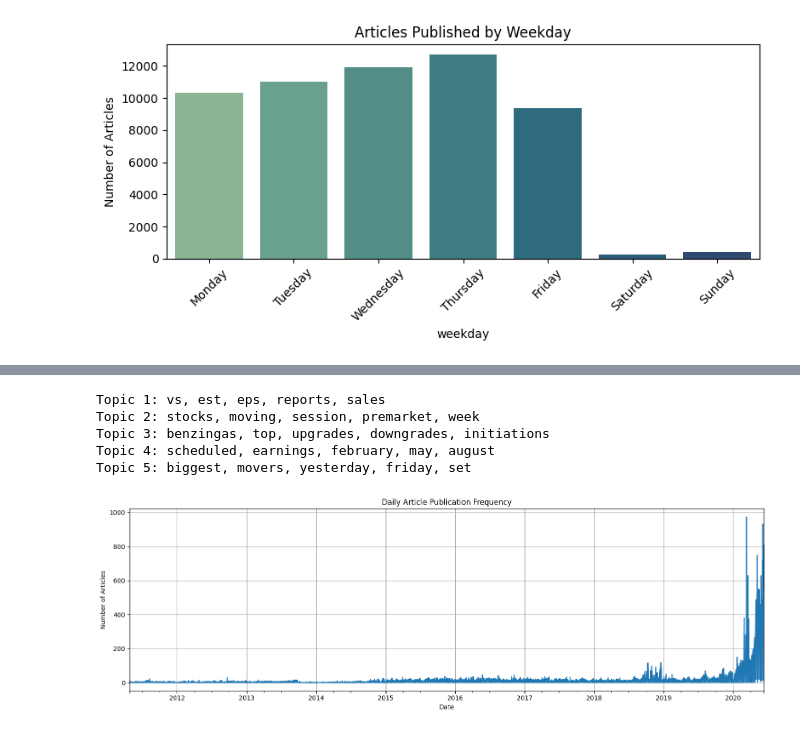
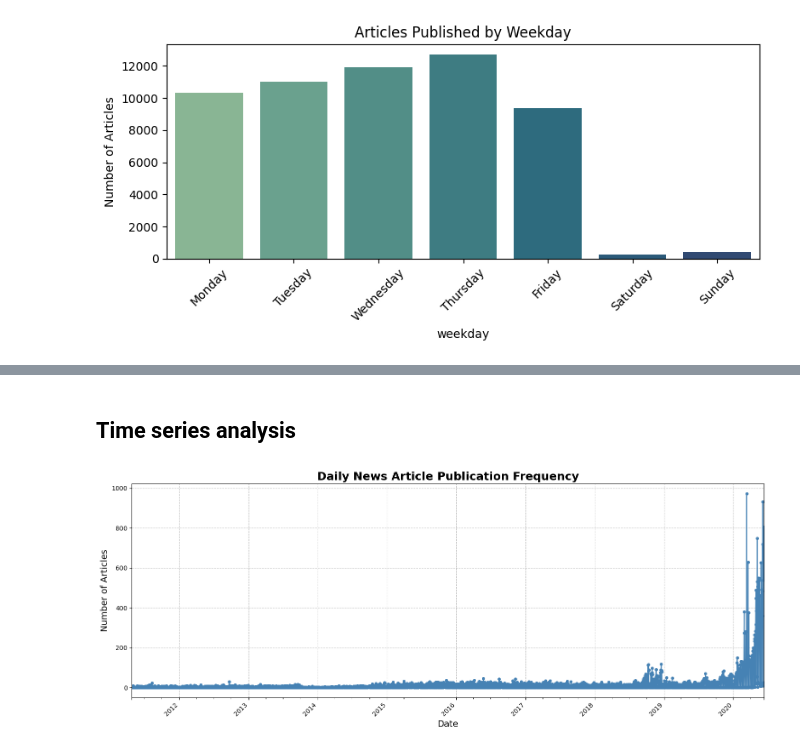
Before and after one commit to Naty-12/financial-news-sentiment-analysis, a Jupyter notebook: notebooks/EDA.ipynb, the cells around one changed output, grey strips where cells are left out. Drawn from its saved outputs; the diff is of its cells as text; code cells hidden in the pictures.

Commit message:
more analysis of task 1

```diff
--- a/notebooks/EDA.ipynb
+++ b/notebooks/EDA.ipynb
@@ -127,37 +199,28 @@ for line in df['headline']:
-# %%
-# Vectorize the text
-vectorizer = TfidfVectorizer(max_df=0.9, min_df=2)
-X = vectorizer.fit_transform(cleaned_headlines)
-
-# Apply NMF
-nmf_model = NMF(n_components=5, random_state=42)
-nmf_model.fit(X)
-
-# Extract feature (word) names
-feature_names = vectorizer.get_feature_names_out()
-
-# Display top 5 words from each topic
-for topic_idx, topic in enumerate(nmf_model.components_):
-    top_words = [feature_names[i] for i in topic.argsort()[:-6:-1]]
-    print(f"Topic {topic_idx + 1}: {', '.join(top_words)}")
-# %% [output]
-Topic 1: vs, est, eps, reports, sales
-Topic 2: stocks, moving, session, premarket, week
-Topic 3: benzingas, top, upgrades, downgrades, initiations
-Topic 4: scheduled, earnings, february, may, august
-Topic 5: biggest, movers, yesterday, friday, set
+# %% [markdown]
+## Time series analysis
 # %%
 df.set_index('date', inplace=True)
 
+# Resample the DataFrame to a daily frequency ('D') and count the number of articles per day.
 daily_counts = df.resample('D').size()
 
-plt.figure(figsize=(15, 5))
-daily_counts.plot()
-plt.title('Daily Article Publication Frequency')
-plt.xlabel('Date')
-plt.ylabel('Number of Articles')
-plt.grid(True)
-plt.tight_layout()
+# Plotting the daily publication frequency
+plt.figure(figsize=(15, 6)) # Slightly adjusted figure size for better readability
+daily_counts.plot(
+    kind='line',
+    marker='o',       # Add markers to show individual data points
+    linestyle='-',    # Connect points with a line
+    color='steelblue',# Choose a professional color
+    markersize=4,     # Size of the markers
+    linewidth=1.5     # Thickness of the line
+)
+
+plt.title('Daily News Article Publication Frequency', fontsize=18, fontweight='bold')
+plt.xlabel('Date', fontsize=14)
+plt.ylabel('Number of Articles', fontsize=14)
+plt.grid(True, linestyle='--', alpha=0.7) # Add a subtle grid for easier reading
+plt.xticks(rotation=45, ha='right') # Rotate x-axis labels for better legibility if many dates
+plt.tight_layout() # Adjust layout to prevent labels from overlapping
 plt.show()
 # %% [output]
-[figure, old version]
+[figure, new version]
```
Also changed, not shown: parts of 10 cells of this notebook.
